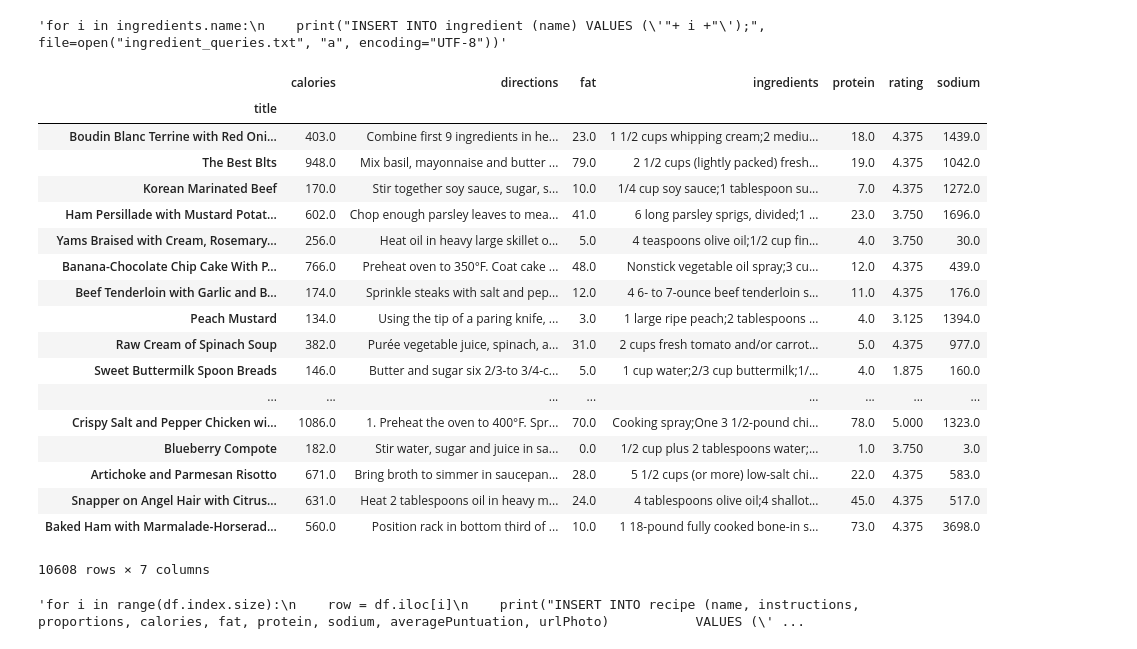
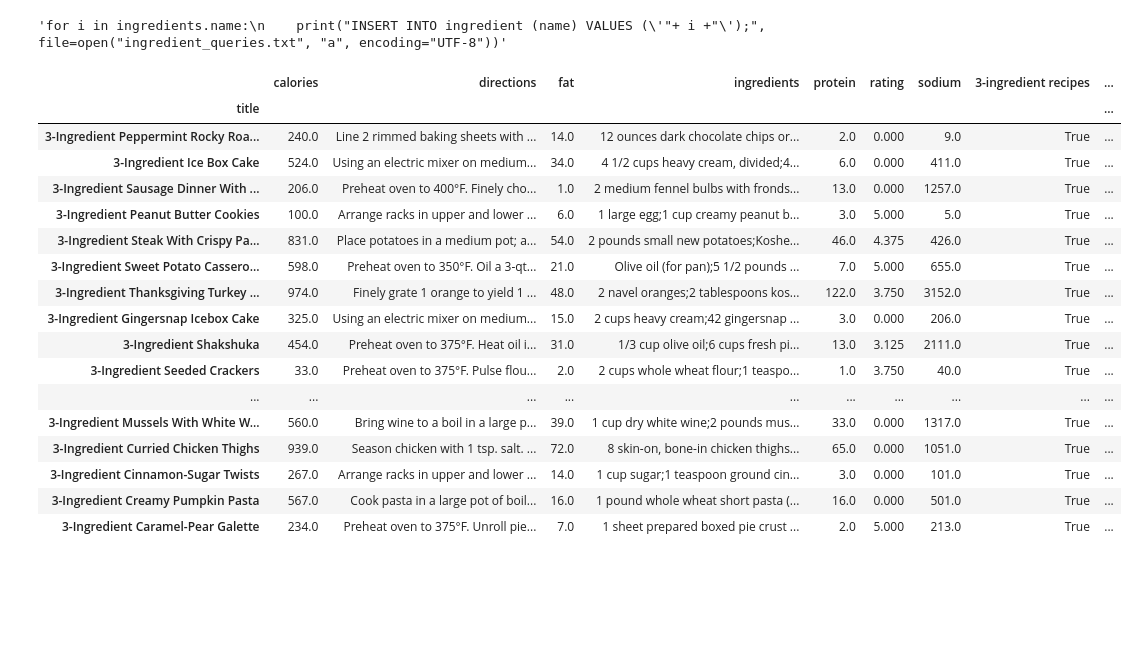
Before and after one commit to Menuing/flask-api, a Jupyter notebook: sql_creator.ipynb, the cells around one changed output. Saved outputs shown, nothing was run; the diff lists cells and outputs as text; code cells hidden in the pictures; blank space fills up the shorter version.

Commit message:
adding fast and low cost in creation

```diff
--- a/sql_creator.ipynb
+++ b/sql_creator.ipynb
@@ -59,5 +59,21 @@ for i in ingredients.name:
 # %% [output]
 'for i in ingredients.name:\n    print("INSERT INTO ingredient (name) VALUES (\'"+ i +"\');", file=open("ingredient_queries.txt", "a", encoding="UTF-8"))'
+# %%
+lowcost_col = []
+fast_col = []
+for name in df.index:
+    lowcost = df2.loc[name]['3-ingredient recipes']
+    if not isinstance(lowcost, np.float64):
+        lowcost = lowcost.iloc[0]
+    fast = df2.loc[name]['22-minute meals']
+    if not isinstance(fast, np.float64):
+        fast = fast.iloc[0]
+
+    lowcost_col.append(lowcost)
+    fast_col.append(fast)
+
+df['3-ingredient recipes'] = lowcost_col
+df['22-minute meals'] = fast_col
 # %%
 df['ingredients'] = df.ingredients.map(lambda x: ';'.join(x))
 df['ingredients'] = [x.replace("'", ",") for x in df.ingredients.values]
@@ -65,39 +81,38 @@ df['directions'] = df.directions.map(lambda x: ''.join(x))
 df['directions'] = [x.replace("'", ".") for x in df.directions.values]
 df['title'] = df.index.values
 df['title'] = [x.replace("'", ".") for x in df.title.values]
+df['3-ingredient recipes'] = df['3-ingredient recipes'] == 1
+df['22-minute meals'] = df['22-minute meals'] == 1
 df.set_index('title', inplace=True)
-df = df[['calories', 'directions', 'fat', 'ingredients', 'protein', 'rating', 'sodium']]
+df = df[['calories', 'directions', 'fat', 'ingredients', 'protein', 'rating', 'sodium', '3-ingredient recipes', '22-minute meals']]
-# %%
-df
-# %% [output]
-|  | calories | directions | fat | ingredients | protein | rating | sodium |
-| title |  |  |  |  |  |  |  |
-| Boudin Blanc Terrine with Red Oni... | 403.0 | Combine first 9 ingredients in he... | 23.0 | 1 1/2 cups whipping cream;2 mediu... | 18.0 | 4.375 | 1439.0 |
-| The Best Blts | 948.0 | Mix basil, mayonnaise and butter ... | 79.0 | 2 1/2 cups (lightly packed) fresh... | 19.0 | 4.375 | 1042.0 |
-| Korean Marinated Beef | 170.0 | Stir together soy sauce, sugar, s... | 10.0 | 1/4 cup soy sauce;1 tablespoon su... | 7.0 | 4.375 | 1272.0 |
-| Ham Persillade with Mustard Potat... | 602.0 | Chop enough parsley leaves to mea... | 41.0 | 6 long parsley sprigs, divided;1 ... | 23.0 | 3.750 | 1696.0 |
-| Yams Braised with Cream, Rosemary... | 256.0 | Heat oil in heavy large skillet o... | 5.0 | 4 teaspoons olive oil;1/2 cup fin... | 4.0 | 3.750 | 30.0 |
-| Banana-Chocolate Chip Cake With P... | 766.0 | Preheat oven to 350°F. Coat cake ... | 48.0 | Nonstick vegetable oil spray;3 cu... | 12.0 | 4.375 | 439.0 |
-| Beef Tenderloin with Garlic and B... | 174.0 | Sprinkle steaks with salt and pep... | 12.0 | 4 6- to 7-ounce beef tenderloin s... | 11.0 | 4.375 | 176.0 |
-| Peach Mustard | 134.0 | Using the tip of a paring knife, ... | 3.0 | 1 large ripe peach;2 tablespoons ... | 4.0 | 3.125 | 1394.0 |
-| Raw Cream of Spinach Soup | 382.0 | Purée vegetable juice, spinach, a... | 31.0 | 2 cups fresh tomato and/or carrot... | 5.0 | 4.375 | 977.0 |
-| Sweet Buttermilk Spoon Breads | 146.0 | Butter and sugar six 2/3-to 3/4-c... | 5.0 | 1 cup water;2/3 cup buttermilk;1/... | 4.0 | 1.875 | 160.0 |
-| ... | ... | ... | ... | ... | ... | ... | ... |
-| Crispy Salt and Pepper Chicken wi... | 1086.0 | 1. Preheat the oven to 400°F. Spr... | 70.0 | Cooking spray;One 3 1/2-pound chi... | 78.0 | 5.000 | 1323.0 |
-| Blueberry Compote | 182.0 | Stir water, sugar and juice in sa... | 0.0 | 1/2 cup plus 2 tablespoons water;... | 1.0 | 3.750 | 3.0 |
-| Artichoke and Parmesan Risotto | 671.0 | Bring broth to simmer in saucepan... | 28.0 | 5 1/2 cups (or more) low-salt chi... | 22.0 | 4.375 | 583.0 |
-| Snapper on Angel Hair with Citrus... | 631.0 | Heat 2 tablespoons oil in heavy m... | 24.0 | 4 tablespoons olive oil;4 shallot... | 45.0 | 4.375 | 517.0 |
-| Baked Ham with Marmalade-Horserad... | 560.0 | Position rack in bottom third of ... | 10.0 | 1 18-pound fully cooked bone-in s... | 73.0 | 4.375 | 3698.0 |
-10608 rows × 7 columns
+# %%
+df[df['3-ingredient recipes'] == True]
+# %% [output]
+|  | calories | directions | fat | ingredients | protein | rating | sodium | 3-ingredient recipes | ... |
+| title |  |  |  |  |  |  |  |  | ... |
+| 3-Ingredient Peppermint Rocky Roa... | 240.0 | Line 2 rimmed baking sheets with ... | 14.0 | 12 ounces dark chocolate chips or... | 2.0 | 0.000 | 9.0 | True | ... |
+| 3-Ingredient Ice Box Cake | 524.0 | Using an electric mixer on medium... | 34.0 | 4 1/2 cups heavy cream, divided;4... | 6.0 | 0.000 | 411.0 | True | ... |
+| 3-Ingredient Sausage Dinner With ... | 206.0 | Preheat oven to 400°F. Finely cho... | 1.0 | 2 medium fennel bulbs with fronds... | 13.0 | 0.000 | 1257.0 | True | ... |
+| 3-Ingredient Peanut Butter Cookies | 100.0 | Arrange racks in upper and lower ... | 6.0 | 1 large egg;1 cup creamy peanut b... | 3.0 | 5.000 | 5.0 | True | ... |
+| 3-Ingredient Steak With Crispy Pa... | 831.0 | Place potatoes in a medium pot; a... | 54.0 | 2 pounds small new potatoes;Koshe... | 46.0 | 4.375 | 426.0 | True | ... |
+| 3-Ingredient Sweet Potato Cassero... | 598.0 | Preheat oven to 350°F. Oil a 3-qt... | 21.0 | Olive oil (for pan);5 1/2 pounds ... | 7.0 | 5.000 | 655.0 | True | ... |
+| 3-Ingredient Thanksgiving Turkey ... | 974.0 | Finely grate 1 orange to yield 1 ... | 48.0 | 2 navel oranges;2 tablespoons kos... | 122.0 | 3.750 | 3152.0 | True | ... |
+| 3-Ingredient Gingersnap Icebox Cake | 325.0 | Using an electric mixer on medium... | 15.0 | 2 cups heavy cream;42 gingersnap ... | 3.0 | 0.000 | 206.0 | True | ... |
+| 3-Ingredient Shakshuka | 454.0 | Preheat oven to 375°F. Heat oil i... | 31.0 | 1/3 cup olive oil;6 cups fresh pi... | 13.0 | 3.125 | 2111.0 | True | ... |
+| 3-Ingredient Seeded Crackers | 33.0 | Preheat oven to 375°F. Pulse flou... | 2.0 | 2 cups whole wheat flour;1 teaspo... | 1.0 | 3.750 | 40.0 | True | ... |
+| ... | ... | ... | ... | ... | ... | ... | ... | ... | ... |
+| 3-Ingredient Mussels With White W... | 560.0 | Bring wine to a boil in a large p... | 39.0 | 1 cup dry white wine;2 pounds mus... | 33.0 | 0.000 | 1317.0 | True | ... |
+| 3-Ingredient Curried Chicken Thighs | 939.0 | Season chicken with 1 tsp. salt. ... | 72.0 | 8 skin-on, bone-in chicken thighs... | 65.0 | 0.000 | 1051.0 | True | ... |
+| 3-Ingredient Cinnamon-Sugar Twists | 267.0 | Arrange racks in upper and lower ... | 14.0 | 1 cup sugar;1 teaspoon ground cin... | 3.0 | 0.000 | 101.0 | True | ... |
+| 3-Ingredient Creamy Pumpkin Pasta | 567.0 | Cook pasta in a large pot of boil... | 16.0 | 1 pound whole wheat short pasta (... | 16.0 | 0.000 | 501.0 | True | ... |
+| 3-Ingredient Caramel-Pear Galette | 234.0 | Preheat oven to 375°F. Unroll pie... | 7.0 | 1 sheet prepared boxed pie crust ... | 2.0 | 5.000 | 213.0 | True | ... |
 # %%
 for i in range(df.index.size):
     row = df.iloc[i]
-    print("INSERT INTO recipe (name, instructions, proportions, calories, fat, protein, sodium, averagePuntuation, urlPhoto) \
+    print("INSERT INTO recipe (name, instructions, proportions, calories, fat, protein, sodium, averagePuntuation, fast, lowcost) \
           VALUES ('"+ row.name +"', '"+ row.directions +"', '"+ row.ingredients +"', "+ str(row.calories) +", "+ str(row.fat) +", \
-         "+ str(row.protein) +", "+ str(row.sodium) +", "+ str(row.rating) +", '');",
+         "+ str(row.protein) +", "+ str(row.sodium) +", "+ str(row.rating) +", "+ str(row['3-ingredient recipes']) +", "+ str(row['22-minute meals']) +");",
           file=open("recipe_queries.txt", "a", encoding="UTF-8"))
-# %% [output]
-'for i in range(df.index.size):\n    row = df.iloc[i]\n    print("INSERT INTO recipe (name, instructions, proportions, calories, fat, protein, sodium, averagePuntuation, urlPhoto)           VALUES (\' ...
 # %%
 df2['title'] = df2.index.values
 df2['title'] = [x.replace("'", ".") for x in df2.title.values]
```
Also changed, not shown: parts of 2 cells of this notebook.
